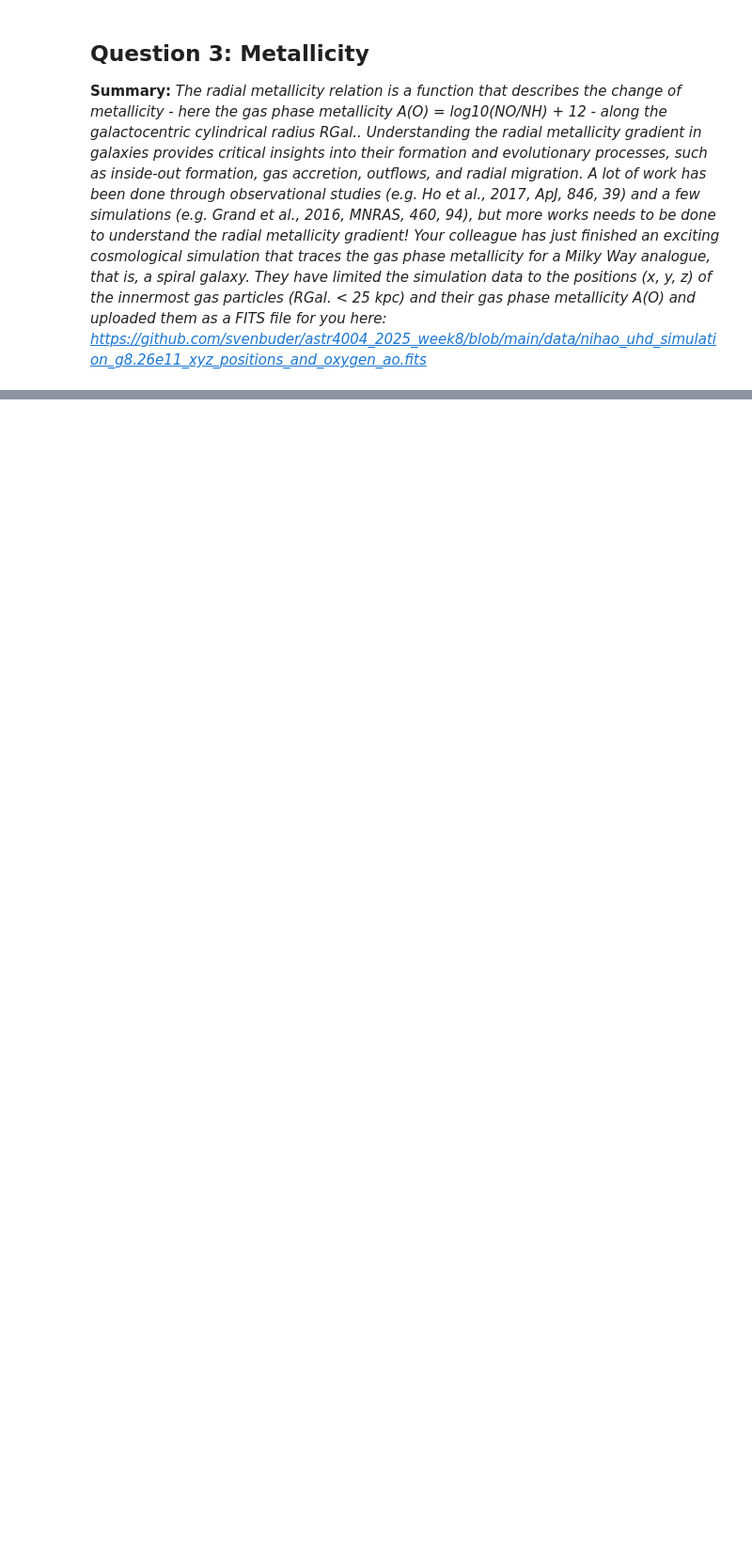
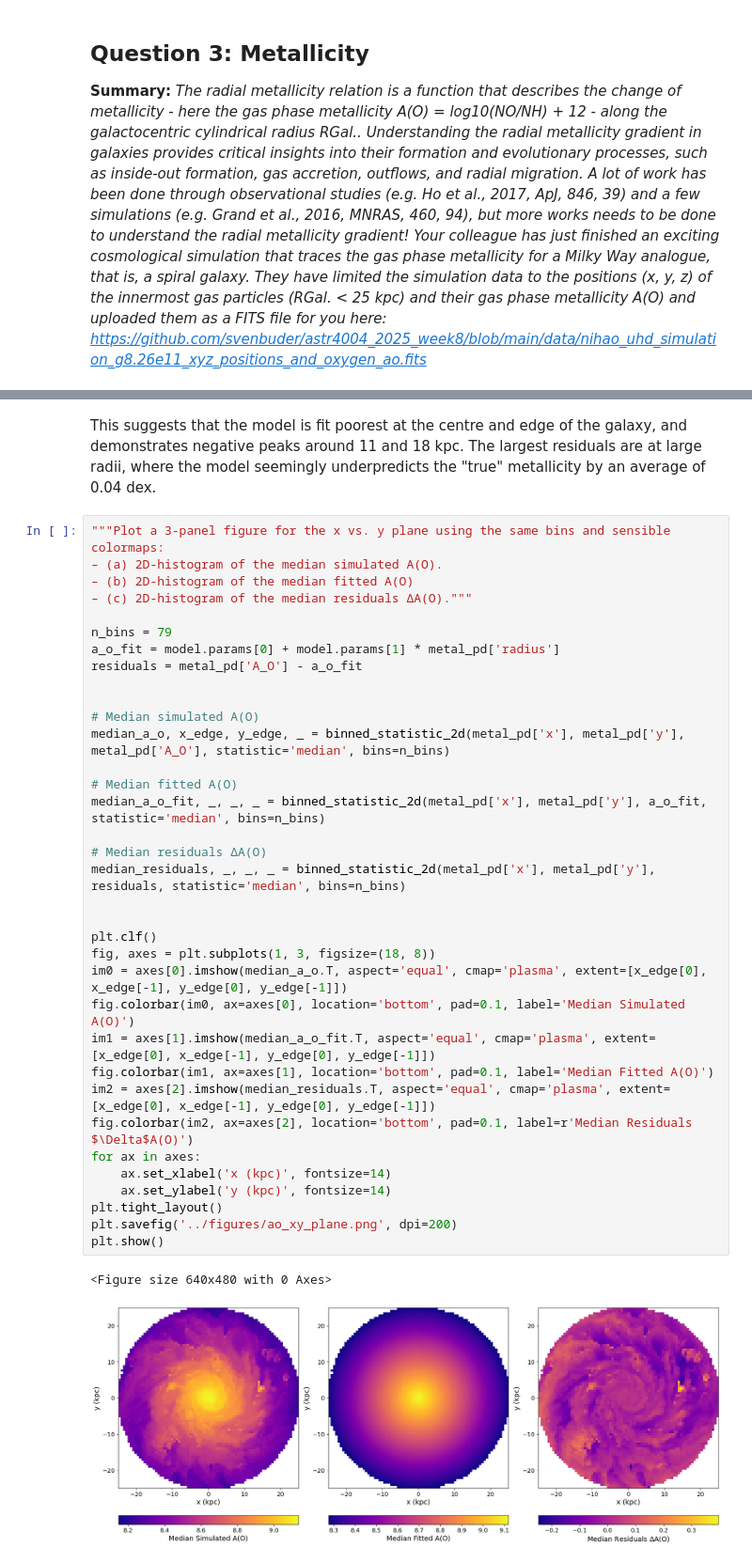
Before and after one commit to gevb2003/ASTR4004_Assignment_3, a Jupyter notebook: Question_3_Metallicity/metallicity_task.ipynb, the cells around one changed output, grey strips where cells are left out. Shown at 94% size. Saved outputs shown, nothing was run; the diff lists cells and outputs as text; blank space fills up the shorter version.

```diff
--- a/Question_3_Metallicity/metallicity_task.ipynb
+++ b/Question_3_Metallicity/metallicity_task.ipynb
@@ -127,0 +149,40 @@ plt.show()
+# %% [markdown]
+This suggests that the model is fit poorest at the centre and edge of the galaxy, and demonstrates negative peaks around 11 and 18 kpc. The largest residuals are at large radii, where the model seemingly underpredicts the "true" metallicity by an average of 0.04 dex.
+# %%
+"""Plot a 3-panel figure for the x vs. y plane using the same bins and sensible colormaps:
+– (a) 2D-histogram of the median simulated A(O).
+– (b) 2D-histogram of the median fitted A(O)
+– (c) 2D-histogram of the median residuals ΔA(O)."""
+
+n_bins = 79
+a_o_fit = model.params[0] + model.params[1] * metal_pd['radius']
+residuals = metal_pd['A_O'] - a_o_fit
+
+
+# Median simulated A(O)
+median_a_o, x_edge, y_edge, _ = binned_statistic_2d(metal_pd['x'], metal_pd['y'], metal_pd['A_O'], statistic='median', bins=n_bins)
+
+# Median fitted A(O)
+median_a_o_fit, _, _, _ = binned_statistic_2d(metal_pd['x'], metal_pd['y'], a_o_fit, statistic='median', bins=n_bins)
+
+# Median residuals ΔA(O)
+median_residuals, _, _, _ = binned_statistic_2d(metal_pd['x'], metal_pd['y'], residuals, statistic='median', bins=n_bins)
+
+
+plt.clf()
+fig, axes = plt.subplots(1, 3, figsize=(18, 8))
+im0 = axes[0].imshow(median_a_o.T, aspect='equal', cmap='plasma', extent=[x_edge[0], x_edge[-1], y_edge[0], y_edge[-1]])
+fig.colorbar(im0, ax=axes[0], location='bottom', pad=0.1, label='Median Simulated A(O)')
+im1 = axes[1].imshow(median_a_o_fit.T, aspect='equal', cmap='plasma', extent=[x_edge[0], x_edge[-1], y_edge[0], y_edge[-1]])
+fig.colorbar(im1, ax=axes[1], location='bottom', pad=0.1, label='Median Fitted A(O)')
+im2 = axes[2].imshow(median_residuals.T, aspect='equal', cmap='plasma', extent=[x_edge[0], x_edge[-1], y_edge[0], y_edge[-1]])
+fig.colorbar(im2, ax=axes[2], location='bottom', pad=0.1, label=r'Median Residuals $\Delta$A(O)')
+for ax in axes:
+    ax.set_xlabel('x (kpc)', fontsize=14)
+    ax.set_ylabel('y (kpc)', fontsize=14)
+plt.tight_layout()
+plt.savefig('../figures/ao_xy_plane.png', dpi=200)
+plt.show()
+# %% [output]
+<Figure size 640x480 with 0 Axes>
+[figure, added]
```
Also changed, not shown: parts of 12 cells of this notebook, 3 other files.
